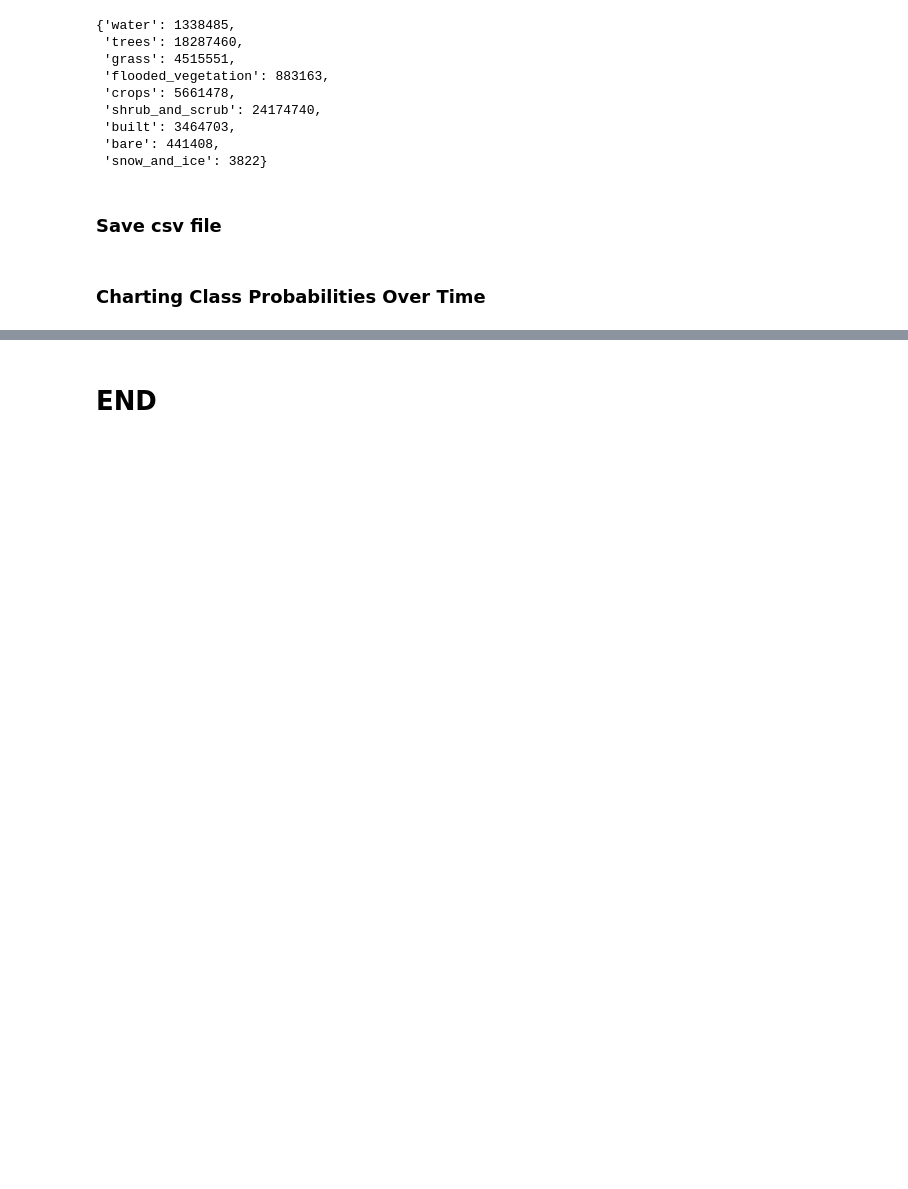
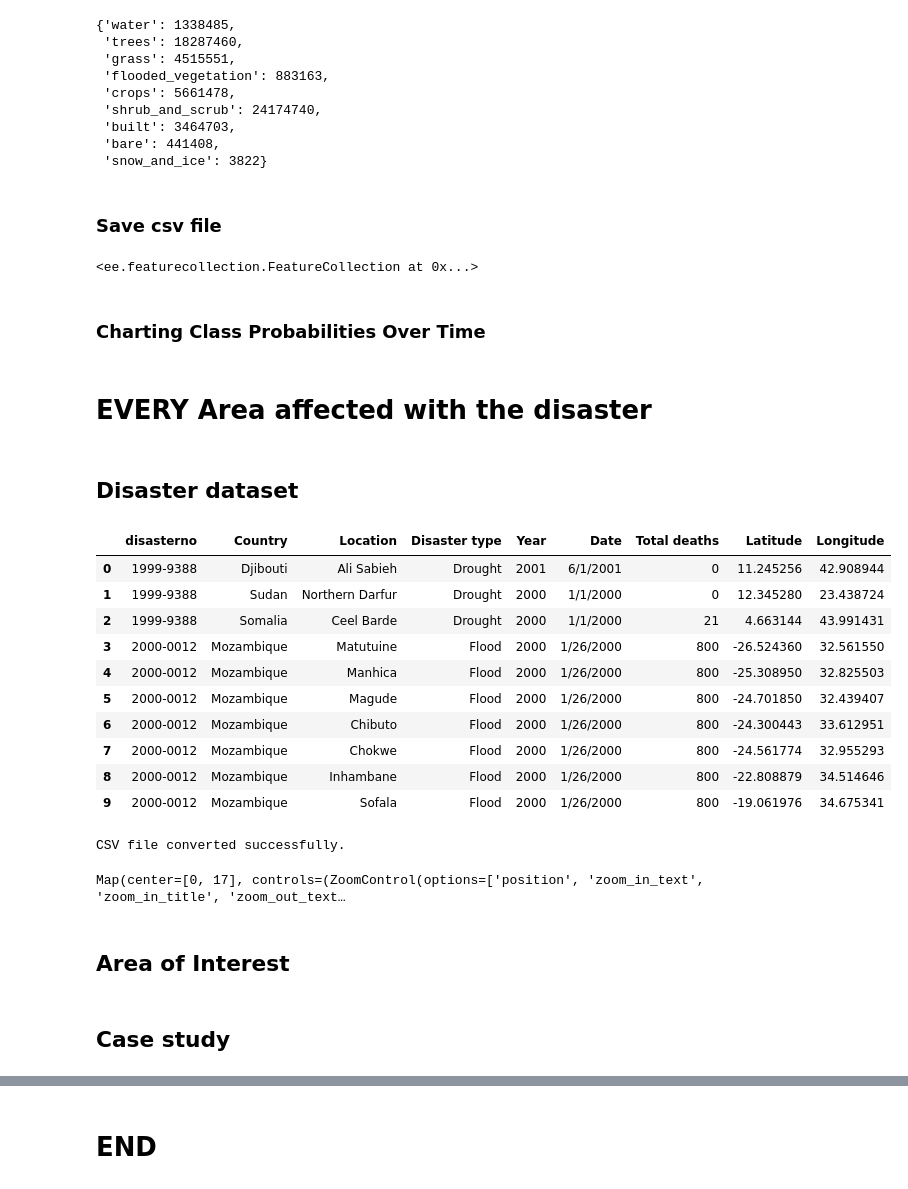
Before and after one commit to 0xpix/CERI-Project, a Jupyter notebook: notebooks/Geemap_Testing.ipynb, the cells around one changed output, grey strips where cells are left out. Saved outputs shown, nothing was run; the diff lists cells and outputs as text; code cells hidden in the pictures; blank space fills up the shorter version.

Commit message:
First step: filter the disasters

```diff
--- a/notebooks/Geemap_Testing.ipynb
+++ b/notebooks/Geemap_Testing.ipynb
@@ -1616,5 +1618,28 @@ task = ee.batch.Export.table.toDrive(
     fileFormat='CSV'
 )
 task.start()
+# %%
+export_fc
+# %% [output]
+<ee.featurecollection.FeatureCollection at 0x...>
 # %% [markdown]
 ### Charting Class Probabilities Over Time
+# %% [markdown]
+# EVERY Area affected with the disaster
+# %% [markdown]
+## Disaster dataset
+# %%
+disasters_df = pd.read_csv(Disasters_in_africa_2000_2018_processed_PATH)
+disasters_df.head(10)
+# %% [output]
+|  | disasterno | Country | Location | Disaster type | Year | Date | Total deaths | Latitude | Longitude |
+| 0 | 1999-9388 | Djibouti | Ali Sabieh | Drought | 2001 | 6/1/2001 | 0 | 11.245256 | 42.908944 |
+| 1 | 1999-9388 | Sudan | Northern Darfur | Drought | 2000 | 1/1/2000 | 0 | 12.345280 | 23.438724 |
+| 2 | 1999-9388 | Somalia | Ceel Barde | Drought | 2000 | 1/1/2000 | 21 | 4.663144 | 43.991431 |
+| 3 | 2000-0012 | Mozambique | Matutuine | Flood | 2000 | 1/26/2000 | 800 | -26.524360 | 32.561550 |
+| 4 | 2000-0012 | Mozambique | Manhica | Flood | 2000 | 1/26/2000 | 800 | -25.308950 | 32.825503 |
+| 5 | 2000-0012 | Mozambique | Magude | Flood | 2000 | 1/26/2000 | 800 | -24.701850 | 32.439407 |
+| 6 | 2000-0012 | Mozambique | Chibuto | Flood | 2000 | 1/26/2000 | 800 | -24.300443 | 33.612951 |
+| 7 | 2000-0012 | Mozambique | Chokwe | Flood | 2000 | 1/26/2000 | 800 | -24.561774 | 32.955293 |
+| 8 | 2000-0012 | Mozambique | Inhambane | Flood | 2000 | 1/26/2000 | 800 | -22.808879 | 34.514646 |
+| 9 | 2000-0012 | Mozambique | Sofala | Flood | 2000 | 1/26/2000 | 800 | -19.061976 | 34.675341 |
@@ -1620,0 +1658,30 @@ task.start()
+# %%
+# Initialize the map
+Map_africa = geemap.Map(**africa_map_config)
+
+# Convert the csv file (After preprocessing) into an earth engine feature
+collections = feature2ee(Disasters_in_africa_2015_2018_processed_PATH)
+
+# Apply the color setting function to the feature collection
+collections_colored = collections.map(set_color)
+
+# Add layers for each disaster type
+for disaster_type, color in disaster_colors.items():
+    disaster_subset = collections_colored.filter(ee.Filter.eq('disaster_type', disaster_type))
+    Map_africa.addLayer(disaster_subset, {'color': color}, disaster_type)
+
+# Add legend to the map
+Map_africa.add_legend(title="Disaster Types", labels=legend_keys, colors=legend_colors, position='bottomleft')
+
+# Add scale to the map
+Map_africa.addLayerControl()
+
+# Display the map
+Map_africa
+# %% [output]
+CSV file converted successfully.
+Map(center=[0, 17], controls=(ZoomControl(options=['position', 'zoom_in_text', 'zoom_in_title', 'zoom_out_text…
+# %% [markdown]
+## Area of Interest
+# %% [markdown]
+## Case study
```
Also changed, not shown: parts of 10 cells of this notebook.
